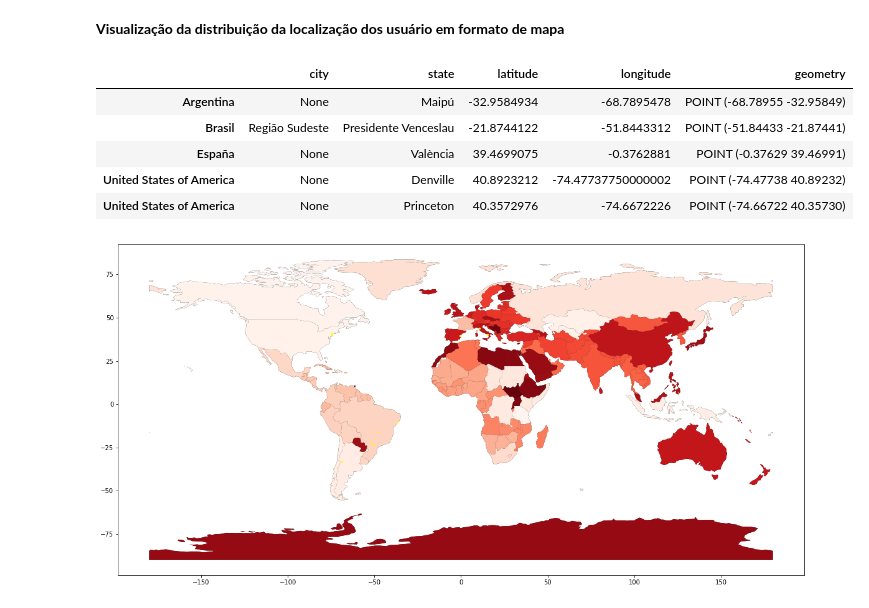
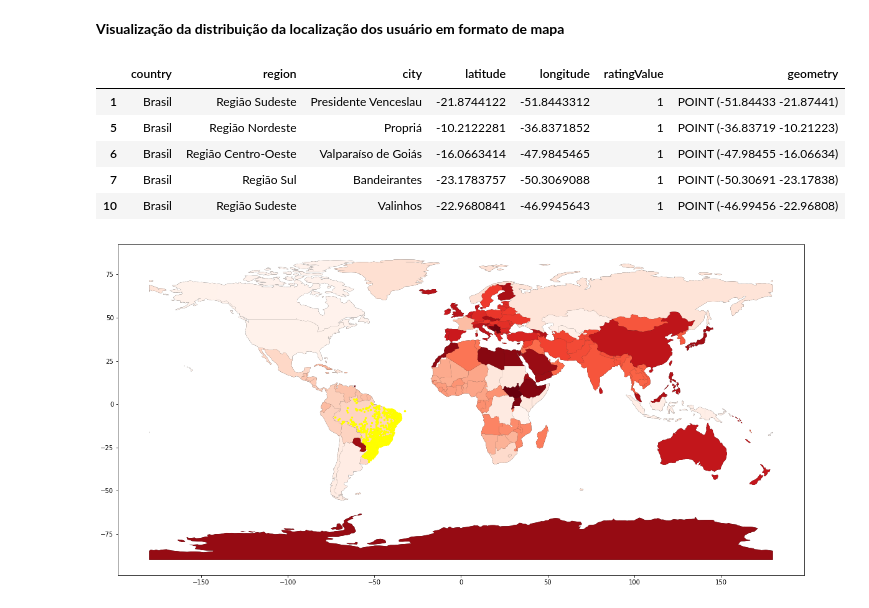
Before and after one commit to kidkmon/Sentiment-Analysis-TripAdvisor, a Jupyter notebook: Analise_sentimentos_TripAdvisor.ipynb, the cells around one changed output. Saved outputs shown, nothing was run; the diff lists cells and outputs as text; code cells hidden in the pictures.

```diff
--- a/Analise_sentimentos_TripAdvisor.ipynb
+++ b/Analise_sentimentos_TripAdvisor.ipynb
@@ -303,0 +306,3 @@ Name: hasPhone, Length: 99999, dtype: object
+# %%
+df_geo = pd.read_csv("data/address_user_new_2.txt", names=["country", "region", "city", "latitude", "longitude"])
+df_geo.head()
@@ -303,0 +316,9 @@ Name: hasPhone, Length: 99999, dtype: object
+# %%
+user_location = df.groupby(["userLocation", "ratingValue"]).size().reset_index(name="count").sort_values(by="ratingValue", ascending=True)
+
+# Limpando a base de dados
+user_location.drop(user_location[user_location["userLocation"] == "None"].index, inplace=True)
+user_location.drop(user_location[user_location["userLocation"].str.len() == 1].index, inplace=True)
+user_location.drop(user_location[user_location["userLocation"].str.isdigit()].index, inplace=True)
+
+user_location.head()
@@ -303,0 +332,3 @@ Name: hasPhone, Length: 99999, dtype: object
+# %%
+df_geo["ratingValue"] = user_location["ratingValue"].to_list()
+df_geo.head()
@@ -781,8 +820,3 @@ Julho é o mês onde ocorre o maior número de ocorrências de todos os anos.
 #Visão Geográfica
 # %% [markdown]
 Para a realização desta etapa foi criado um conjunto de dados à parte após a geração de dados de longitude e latitude, através da biblioteca geocode.
-# %%
-import geopandas
-
-df_geo = pd.read_csv("data/arquivo.txt", names=["country", "region", "city", "latitude", "longitude"])
-df_geo.head()
@@ -909,15 +931,15 @@ new_df_geo = df_geo[0:10]
 # %%
 gdf = geopandas.GeoDataFrame(
-    new_df_geo, geometry=geopandas.points_from_xy(new_df_geo.longitude, new_df_geo.latitude))
+    region, geometry=geopandas.points_from_xy(region.longitude, region.latitude))
 
 gdf.head()
 # %% [output]
-|  | city | state | latitude | longitude | geometry |
-| Argentina | None | Maipú | -32.9584934 | -68.7895478 | POINT (-68.78955 -32.95849) |
-| Brasil | Região Sudeste | Presidente Venceslau | -21.8744122 | -51.8443312 | POINT (-51.84433 -21.87441) |
-| España | None | València | 39.4699075 | -0.3762881 | POINT (-0.37629 39.46991) |
-| United States of America | None | Denville | 40.8923212 | -74.47737750000002 | POINT (-74.47738 40.89232) |
-| United States of America | None | Princeton | 40.3572976 | -74.6672226 | POINT (-74.66722 40.35730) |
+|  | country | region | city | latitude | longitude | ratingValue | geometry |
+| 1 | Brasil | Região Sudeste | Presidente Venceslau | -21.8744122 | -51.8443312 | 1 | POINT (-51.84433 -21.87441) |
+| 5 | Brasil | Região Nordeste | Propriá | -10.2122281 | -36.8371852 | 1 | POINT (-36.83719 -10.21223) |
+| 6 | Brasil | Região Centro-Oeste | Valparaíso de Goiás | -16.0663414 | -47.9845465 | 1 | POINT (-47.98455 -16.06634) |
+| 7 | Brasil | Região Sul | Bandeirantes | -23.1783757 | -50.3069088 | 1 | POINT (-50.30691 -23.17838) |
+| 10 | Brasil | Região Sudeste | Valinhos | -22.9680841 | -46.9945643 | 1 | POINT (-46.99456 -22.96808) |
 # %%
 world = geopandas.read_file(
     geopandas.datasets.get_path('naturalearth_lowres')
@@ -932,4 +954,4 @@ gdf.plot(markersize=5, color='yellow', ax = ax)
 plt.tight_layout()
 plt.show()
 # %% [output]
-[figure, old version]
+[figure, new version]
```
Also changed, not shown: parts of 13 cells of this notebook.
